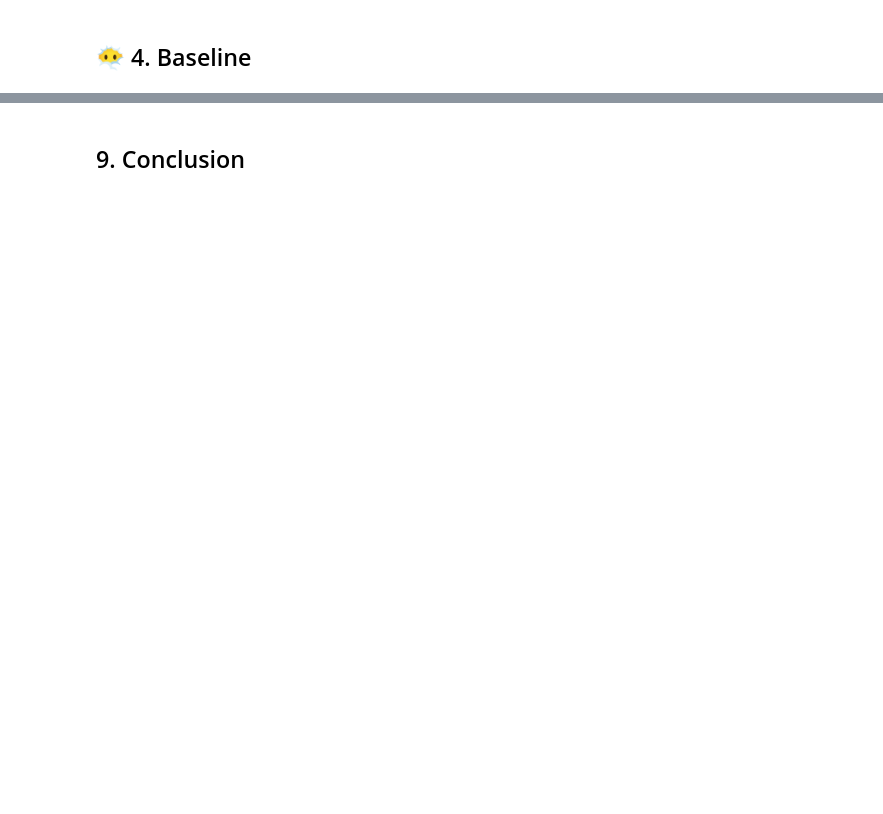
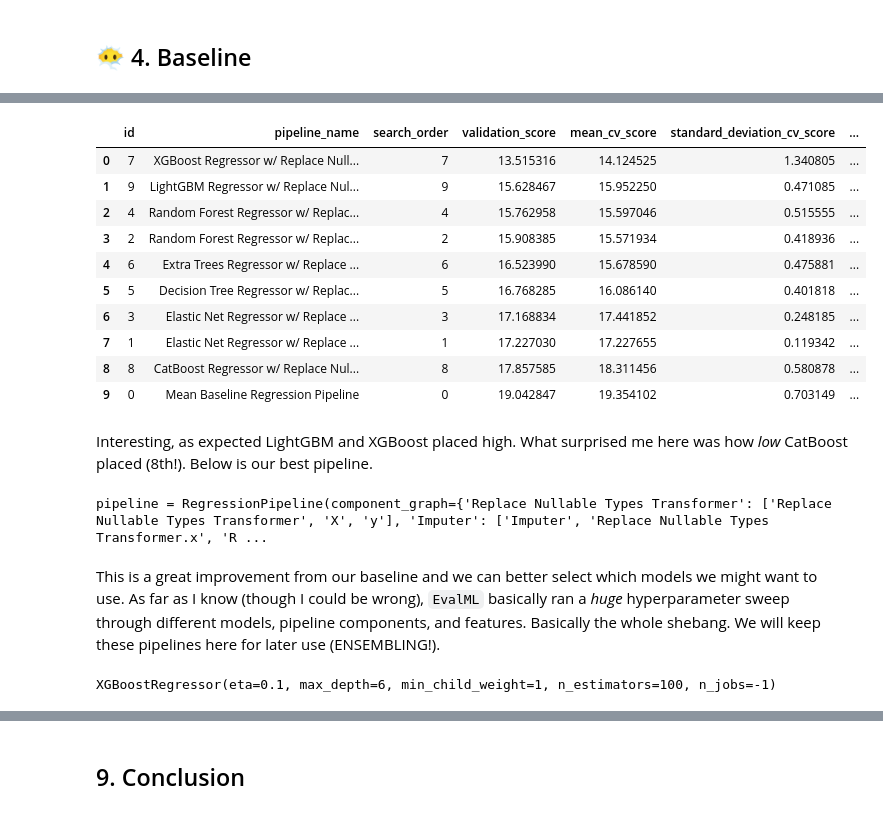
Before and after one commit to alckasoc/Joblisting-Modeling, a Jupyter notebook: modeling.ipynb, the cells around one changed output, grey strips where cells are left out. Saved outputs shown, nothing was run; the diff lists cells and outputs as text; code cells hidden in the pictures; blank space fills up the shorter version.

```diff
--- a/modeling.ipynb
+++ b/modeling.ipynb
@@ -81,7 +125,7 @@ import catboost as cb
 # %% [markdown]
 Let's load in our data and check if there are any immediate problems.
 # %%
-df = pd.read_csv("../input/joblisting_cleaned.csv")
+df = pd.read_csv("./input/joblisting_cleaned.csv")
 # %%
 df
 # %% [output]
@@ -291,7 +349,3 @@ preprocessing_pipeline = Pipeline([
     ("cat_grouper", CatGrouper(cat_attribs, threshold=0.05)),
     ("base", base_pipeline)
 ])
-# %%
-X_train_prep = preprocessing_pipeline.fit_transform(X_train)
-X_val_prep = preprocessing_pipeline.transform(X_val)
-X_test_prep = preprocessing_pipeline.transform(X_test)
@@ -299,0 +371,5 @@ Alright, we just finished with the preprocessing! It was fairly straightforward
+# %%
+X_train_val_prep = preprocessing_pipeline.fit_transform(X_train_val).toarray()
+X_train_prep = preprocessing_pipeline.transform(X_train).toarray()
+X_val_prep = preprocessing_pipeline.transform(X_val).toarray()
+X_test_prep = preprocessing_pipeline.transform(X_test).toarray()
@@ -401,0 +984,8 @@ Model selection is a tricky business. I didn't include common techniques like El
+# %%
+automl = AutoMLSearch(X_train=X_train_prep, y_train=y_train,
+                      X_holdout=X_val_prep, y_holdout=y_val,
+                      problem_type='regression',
+                      objective="mae",
+                      random_seed=seed,
+                      verbose=True,
+                      timing=True)
@@ -401,0 +1074,27 @@ Model selection is a tricky business. I didn't include common techniques like El
+# %%
+automl.rankings
+# %% [output]
+|  | id | pipeline_name | search_order | validation_score | mean_cv_score | standard_deviation_cv_score | ... |
+| 0 | 7 | XGBoost Regressor w/ Replace Null... | 7 | 13.515316 | 14.124525 | 1.340805 | ... |
+| 1 | 9 | LightGBM Regressor w/ Replace Nul... | 9 | 15.628467 | 15.952250 | 0.471085 | ... |
+| 2 | 4 | Random Forest Regressor w/ Replac... | 4 | 15.762958 | 15.597046 | 0.515555 | ... |
+| 3 | 2 | Random Forest Regressor w/ Replac... | 2 | 15.908385 | 15.571934 | 0.418936 | ... |
+| 4 | 6 | Extra Trees Regressor w/ Replace ... | 6 | 16.523990 | 15.678590 | 0.475881 | ... |
+| 5 | 5 | Decision Tree Regressor w/ Replac... | 5 | 16.768285 | 16.086140 | 0.401818 | ... |
+| 6 | 3 | Elastic Net Regressor w/ Replace ... | 3 | 17.168834 | 17.441852 | 0.248185 | ... |
+| 7 | 1 | Elastic Net Regressor w/ Replace ... | 1 | 17.227030 | 17.227655 | 0.119342 | ... |
+| 8 | 8 | CatBoost Regressor w/ Replace Nul... | 8 | 17.857585 | 18.311456 | 0.580878 | ... |
+| 9 | 0 | Mean Baseline Regression Pipeline | 0 | 19.042847 | 19.354102 | 0.703149 | ... |
+# %% [markdown]
+Interesting, as expected LightGBM and XGBoost placed high. What surprised me here was how *low* CatBoost placed (8th!). Below is our best pipeline.
+# %%
+auto_ml_best_pipeline = automl.best_pipeline
+auto_ml_best_pipeline
+# %% [output]
+pipeline = RegressionPipeline(component_graph={'Replace Nullable Types Transformer': ['Replace Nullable Types Transformer', 'X', 'y'], 'Imputer': ['Imputer', 'Replace Nullable Types Transformer.x', 'R ...
+# %% [markdown]
+This is a great improvement from our baseline and we can better select which models we might want to use. As far as I know (though I could be wrong), `EvalML` basically ran a *huge* hyperparameter sweep through different models, pipeline components, and features. Basically the whole shebang. We will keep these pipelines here for later use (ENSEMBLING!).
+# %%
+auto_ml_best_pipeline.estimator
+# %% [output]
+XGBoostRegressor(eta=0.1, max_depth=6, min_child_weight=1, n_estimators=100, n_jobs=-1)
```
Also changed, not shown: parts of 166 cells of this notebook, 16 other files.
